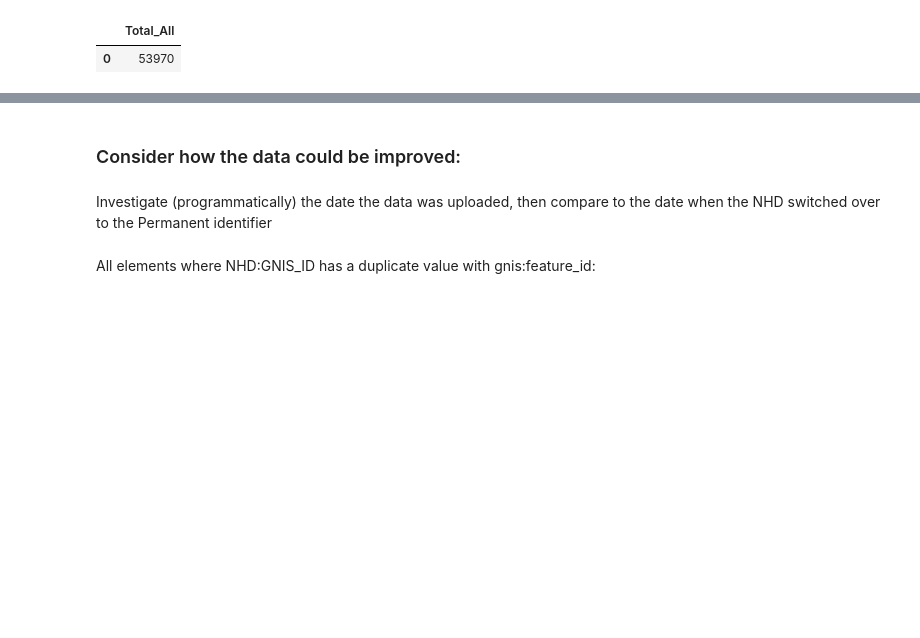
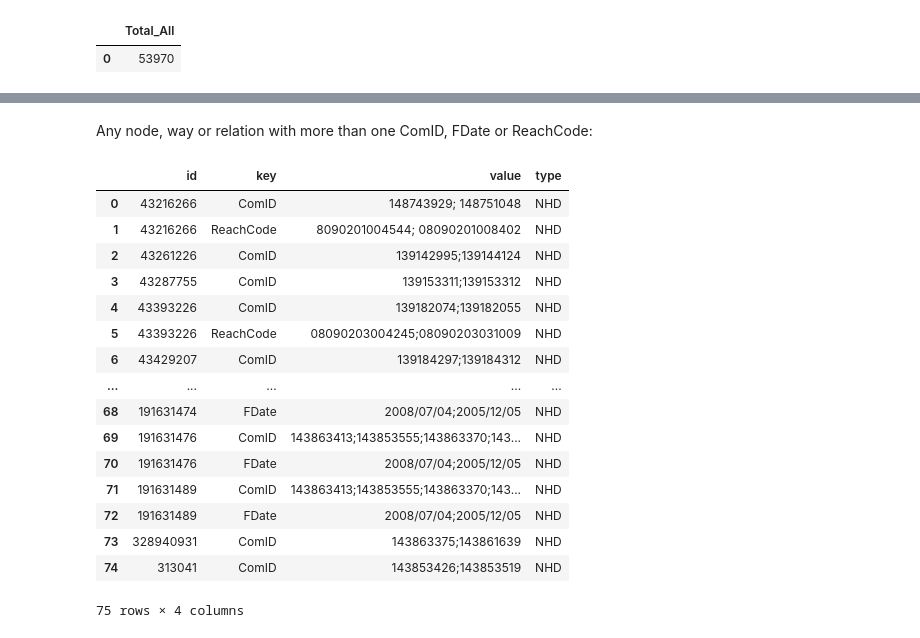
Before and after one commit to hichana/udacity, a Jupyter notebook: P3/PROJECT/OpenStreetMap_CaseStudy.ipynb, the cells around one changed output, grey strips where cells are left out. Saved outputs shown, nothing was run; the diff lists cells and outputs as text; code cells hidden in the pictures; blank space fills up the shorter version.

```diff
--- a/P3/PROJECT/OpenStreetMap_CaseStudy.ipynb
+++ b/P3/PROJECT/OpenStreetMap_CaseStudy.ipynb
@@ -540,8 +816,45 @@ df_query(query)
+# %% [markdown]
+Any node, way or relation with more than one ComID, FDate or ReachCode:
+# %%
+query = """
+SELECT
+    *
+FROM nodes_tags
+WHERE (key = "ComID" OR key = "FDate" OR key = "ReachCode") AND value LIKE "%;%"
+
+UNION ALL
+
+SELECT
+    *
+FROM ways_tags
+WHERE (key = "ComID" OR key = "FDate" OR key = "ReachCode") AND value LIKE "%;%"
+
+UNION ALL
+
+SELECT
+    *
+FROM relations_tags
+WHERE (key = "ComID" OR key = "FDate" OR key = "ReachCode") AND value LIKE "%;%"
+"""
+
+df_query(query)
+# %% [output]
+|  | id | key | value | type |
+| 0 | 43216266 | ComID | 148743929; 148751048 | NHD |
+| 1 | 43216266 | ReachCode | 8090201004544; 08090201008402 | NHD |
+| 2 | 43261226 | ComID | 139142995;139144124 | NHD |
+| 3 | 43287755 | ComID | 139153311;139153312 | NHD |
+| 4 | 43393226 | ComID | 139182074;139182055 | NHD |
+| 5 | 43393226 | ReachCode | 08090203004245;08090203031009 | NHD |
+| 6 | 43429207 | ComID | 139184297;139184312 | NHD |
+| ... | ... | ... | ... | ... |
+| 68 | 191631474 | FDate | 2008/07/04;2005/12/05 | NHD |
+| 69 | 191631476 | ComID | 143863413;143853555;143863370;143... | NHD |
+| 70 | 191631476 | FDate | 2008/07/04;2005/12/05 | NHD |
+| 71 | 191631489 | ComID | 143863413;143853555;143863370;143... | NHD |
+| 72 | 191631489 | FDate | 2008/07/04;2005/12/05 | NHD |
+| 73 | 328940931 | ComID | 143863375;143861639 | NHD |
+| 74 | 313041 | ComID | 143853426;143853519 | NHD |
+75 rows × 4 columns
 # %%
 conn.close()
-# %% [markdown]
-### Consider how the data could be improved:
-# %% [markdown]
-Investigate (programmatically) the date the data was uploaded, then compare to the date when the NHD switched over to the Permanent identifier
-# %% [markdown]
-All elements where NHD:GNIS_ID has a duplicate value with gnis:feature_id:
```
Also changed, not shown: parts of 52 cells of this notebook, 5 other files.
